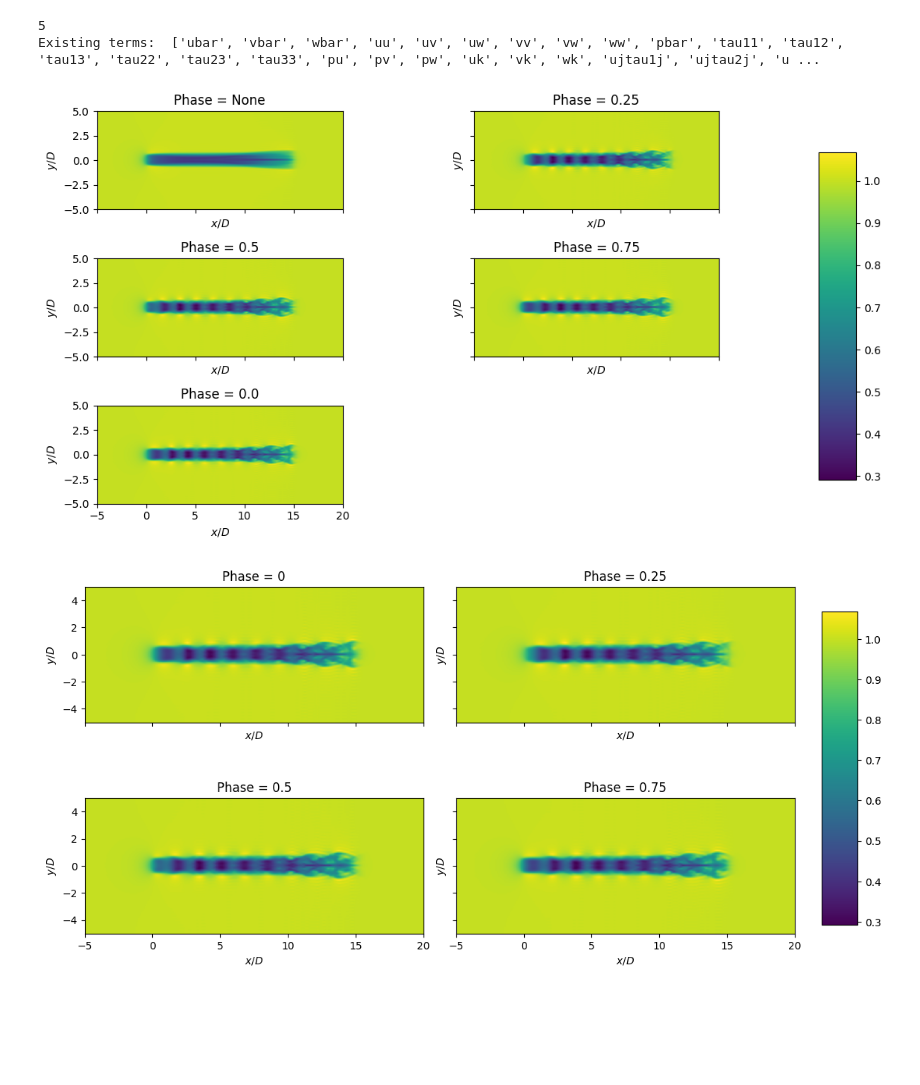
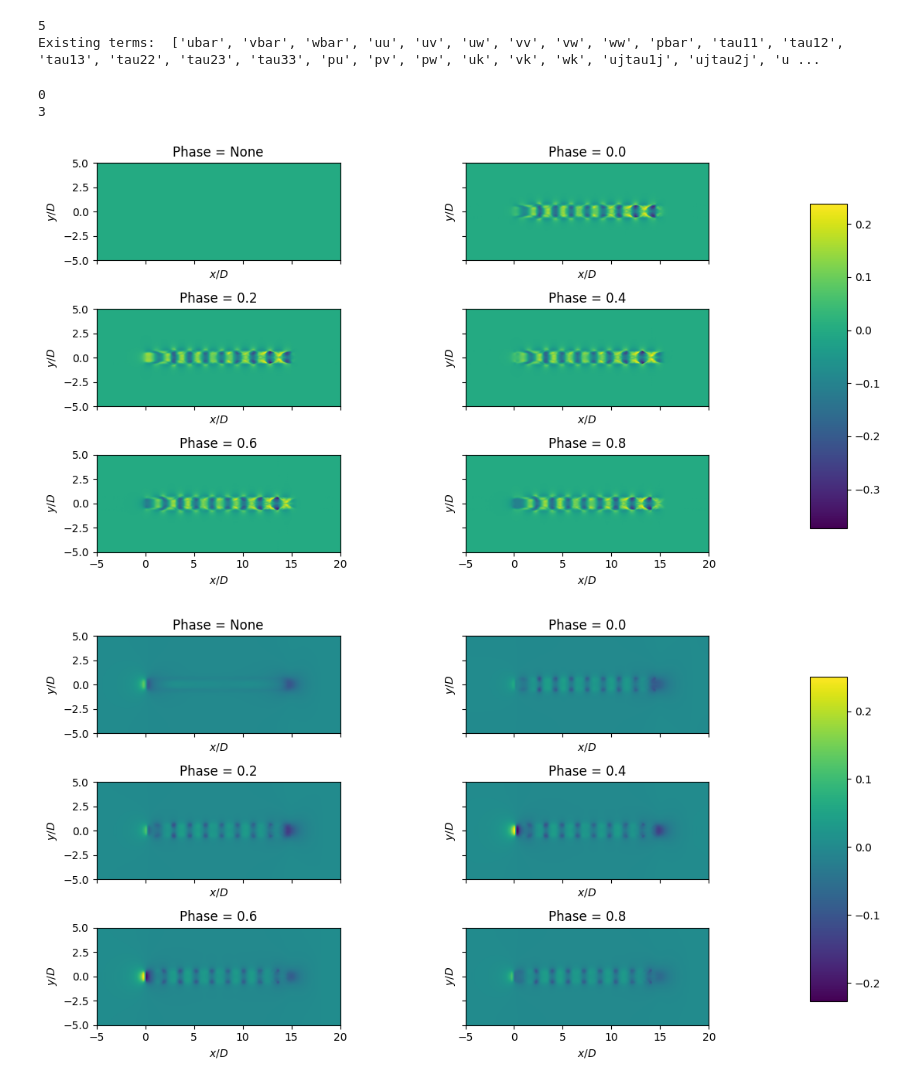
Before and after one commit to skygering/SimsPadeOps, a Jupyter notebook: analysis/F_0017X_SU.ipynb, the cells around one changed output. Saved outputs shown, nothing was run; the diff lists cells and outputs as text; code cells hidden in the pictures; blank space fills up the shorter version.

```diff
--- a/analysis/F_0017X_SU.ipynb
+++ b/analysis/F_0017X_SU.ipynb
@@ -86,8 +97,17 @@ def plot_phases(field, sim, phases = [], xlim = [-1, 16], ylim = [-2, 2], zlim =
+# %%
+sim_folder =  os.path.join(au.DATA_PATH, "F_0018_SU_Files/")
+run_folder0 = au.get_run_folder(sim_folder, 0)
+sim0 = pio.BudgetIO(run_folder0, padeops = True, runid = 0, normalize_origin="turbine", verbose=False)
+run_folder3 = au.get_run_folder(sim_folder, 3)
+sim3 = pio.BudgetIO(run_folder3, padeops = True, runid = 0, normalize_origin="turbine", verbose=False)
+# %% [output]
+0
+3
 # %%
-vals = plot_phases('ubar', sim, [None, 0.25, 0.5, 0.75, 0.0], diff = False, xlim = xlim, ylim = ylim, zlim = zlim);
+vals = plot_phases('ubar', sim0, [None, 0.0, 0.2, 0.4, 0.6, 0.8], diff = True, xlim = xlim, ylim = ylim, zlim = zlim);
 # %% [output]
-[figure, old version]
+[figure, new version]
 # %%
-vals = plot_phases('ubar', sim, [0, 0.25, 0.5, 0.75], diff = False, xlim = xlim, ylim = ylim, zlim = zlim);
+vals = plot_phases('pbar', sim0, [None, 0.0, 0.2, 0.4, 0.6, 0.8], diff = False, xlim = xlim, ylim = ylim, zlim = zlim);
 # %% [output]
-[figure, old version]
+[figure, new version]
```
Also changed, not shown: parts of 17 cells of this notebook, 1 other file.
